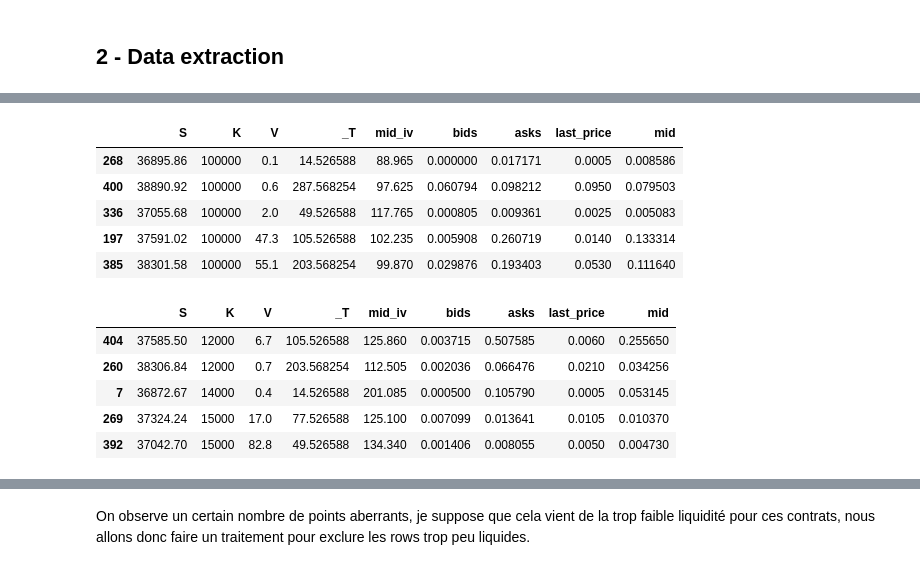
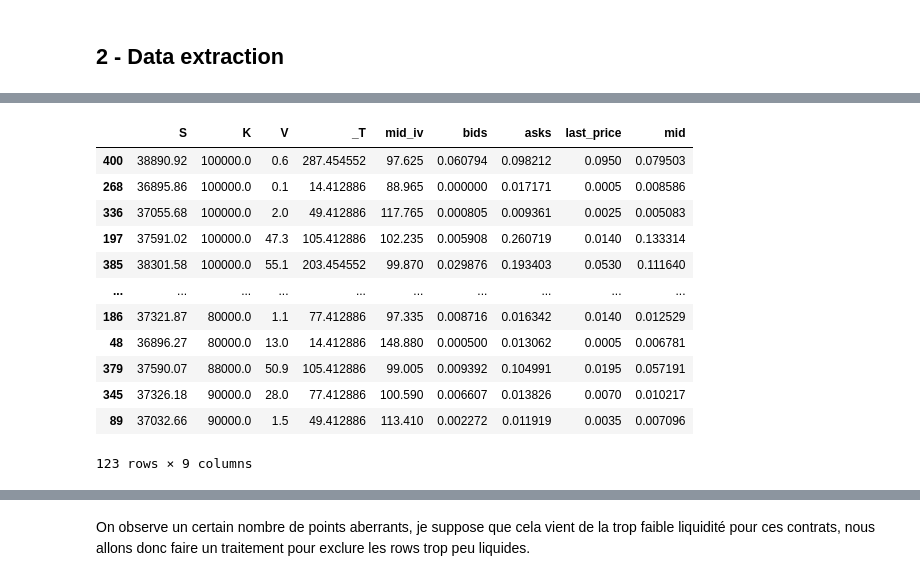
Before and after one commit to Rxzh/deribit_scraping, a Jupyter notebook: deribit_scraper_test.ipynb, the cells around one changed output, grey strips where cells are left out. Saved outputs shown, nothing was run; the diff lists cells and outputs as text; code cells hidden in the pictures.

```diff
--- a/deribit_scraper_test.ipynb
+++ b/deribit_scraper_test.ipynb
@@ -135,19 +121,25 @@ Le plus simple est de définir une pipeline de traitement, pour avoir des DataFr
 # %%
 def pipeline(df):
-    EXP_DATES, STRIKES = [], []
+
 
     #### Ajout des Strikes K et des dates de maturité _T
+    EXP_DATES, STRIKES = [], []
     for inst_name in df['instrument_name']:
         el = inst_name.split('-')
         EXP_DATES.append(el[1])
         STRIKES.append(el[2])
 
-    df['_T'] = EXP_DATES
-    df['K'] = STRIKES
 
 
-    #### Tri selon les Strikes croissants
-    df = df.sort_values('K')
+    df = df.assign( _T = EXP_DATES)
+    df = df.assign( K = STRIKES)
+
+    #Equivalent a :
+    #df['K'] = STRIKES
+    #df['_T'] = EXP_DATES
+
+
+
 
 
     #### Ajout des bids/asks/mid
@@ -159,7 +151,6 @@ def pipeline(df):
     #### Supression des lignes ou les IV sont nulles et où les Volumes sont nuls
     df = df.drop(df[df.mid_iv == 0.0].index)
     df = df.drop(df[df.V == 0.0].index)
-    ####
 
     #### Changement de _T pour le nombre de jours restants avant l'expiration du contrat (à partir du call de la fonction)
     df['_T'] = df['_T'].apply(to_ts) - datetime.datetime.timestamp(datetime.datetime.today())#btc_subset['timestamp'].apply(ms_to_s)
@@ -168,6 +159,9 @@ def pipeline(df):
     #### Ajout du prix du sous-jacent
     df['S'] = df['underlying_price']
 
+    #### Tri selon les Strikes croissants
+    df = df.sort_values('K')
+
 
 
     final_df = df[['S','K','V', '_T', 'mid_iv','bids','asks','last_price','mid']]
@@ -202,18 +177,16 @@ See the caveats in the documentation: https://pandas.pydata.org/pandas-docs/stab
-# %%
-btc_call.head()
-# %% [output]
-|  | S | K | V | _T | mid_iv | bids | asks | last_price | mid |
-| 268 | 36895.86 | 100000 | 0.1 | 14.526588 | 88.965 | 0.000000 | 0.017171 | 0.0005 | 0.008586 |
-| 400 | 38890.92 | 100000 | 0.6 | 287.568254 | 97.625 | 0.060794 | 0.098212 | 0.0950 | 0.079503 |
-| 336 | 37055.68 | 100000 | 2.0 | 49.526588 | 117.765 | 0.000805 | 0.009361 | 0.0025 | 0.005083 |
-| 197 | 37591.02 | 100000 | 47.3 | 105.526588 | 102.235 | 0.005908 | 0.260719 | 0.0140 | 0.133314 |
-| 385 | 38301.58 | 100000 | 55.1 | 203.568254 | 99.870 | 0.029876 | 0.193403 | 0.0530 | 0.111640 |
-# %%
-btc_put.head()
-# %% [output]
-|  | S | K | V | _T | mid_iv | bids | asks | last_price | mid |
-| 404 | 37585.50 | 12000 | 6.7 | 105.526588 | 125.860 | 0.003715 | 0.507585 | 0.0060 | 0.255650 |
-| 260 | 38306.84 | 12000 | 0.7 | 203.568254 | 112.505 | 0.002036 | 0.066476 | 0.0210 | 0.034256 |
-| 7 | 36872.67 | 14000 | 0.4 | 14.526588 | 201.085 | 0.000500 | 0.105790 | 0.0005 | 0.053145 |
-| 269 | 37324.24 | 15000 | 17.0 | 77.526588 | 125.100 | 0.007099 | 0.013641 | 0.0105 | 0.010370 |
-| 392 | 37042.70 | 15000 | 82.8 | 49.526588 | 134.340 | 0.001406 | 0.008055 | 0.0050 | 0.004730 |
+# %%
+btc_call.tail(200)
+# %% [output]
+|  | S | K | V | _T | mid_iv | bids | asks | last_price | mid |
+| 400 | 38890.92 | 100000.0 | 0.6 | 287.454552 | 97.625 | 0.060794 | 0.098212 | 0.0950 | 0.079503 |
+| 268 | 36895.86 | 100000.0 | 0.1 | 14.412886 | 88.965 | 0.000000 | 0.017171 | 0.0005 | 0.008586 |
+| 336 | 37055.68 | 100000.0 | 2.0 | 49.412886 | 117.765 | 0.000805 | 0.009361 | 0.0025 | 0.005083 |
+| 197 | 37591.02 | 100000.0 | 47.3 | 105.412886 | 102.235 | 0.005908 | 0.260719 | 0.0140 | 0.133314 |
+| 385 | 38301.58 | 100000.0 | 55.1 | 203.454552 | 99.870 | 0.029876 | 0.193403 | 0.0530 | 0.111640 |
+| ... | ... | ... | ... | ... | ... | ... | ... | ... | ... |
+| 186 | 37321.87 | 80000.0 | 1.1 | 77.412886 | 97.335 | 0.008716 | 0.016342 | 0.0140 | 0.012529 |
+| 48 | 36896.27 | 80000.0 | 13.0 | 14.412886 | 148.880 | 0.000500 | 0.013062 | 0.0005 | 0.006781 |
+| 379 | 37590.07 | 88000.0 | 50.9 | 105.412886 | 99.005 | 0.009392 | 0.104991 | 0.0195 | 0.057191 |
+| 345 | 37326.18 | 90000.0 | 28.0 | 77.412886 | 100.590 | 0.006607 | 0.013826 | 0.0070 | 0.010217 |
+| 89 | 37032.66 | 90000.0 | 1.5 | 49.412886 | 113.410 | 0.002272 | 0.011919 | 0.0035 | 0.007096 |
+123 rows × 9 columns
```
Also changed, not shown: parts of 16 cells of this notebook.
